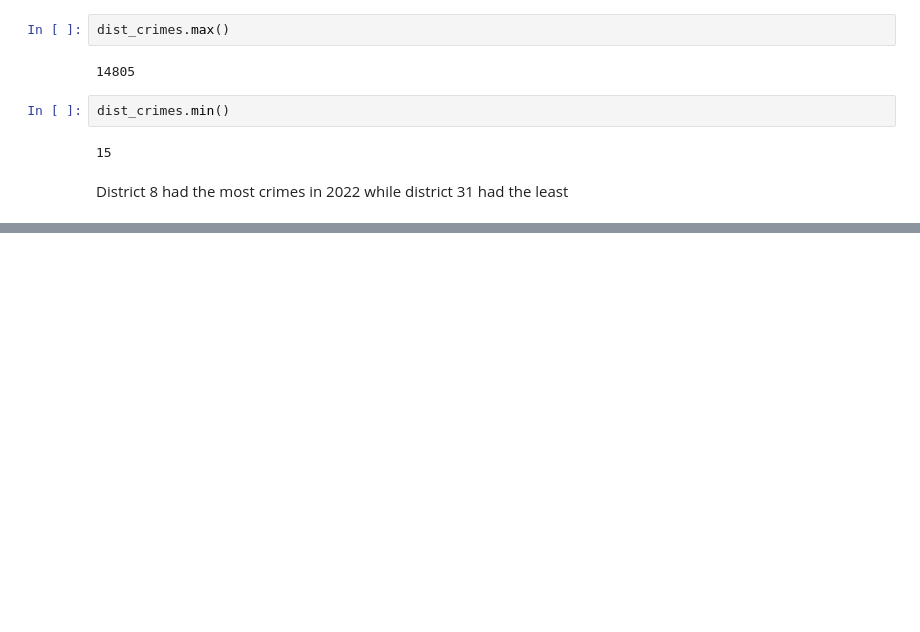
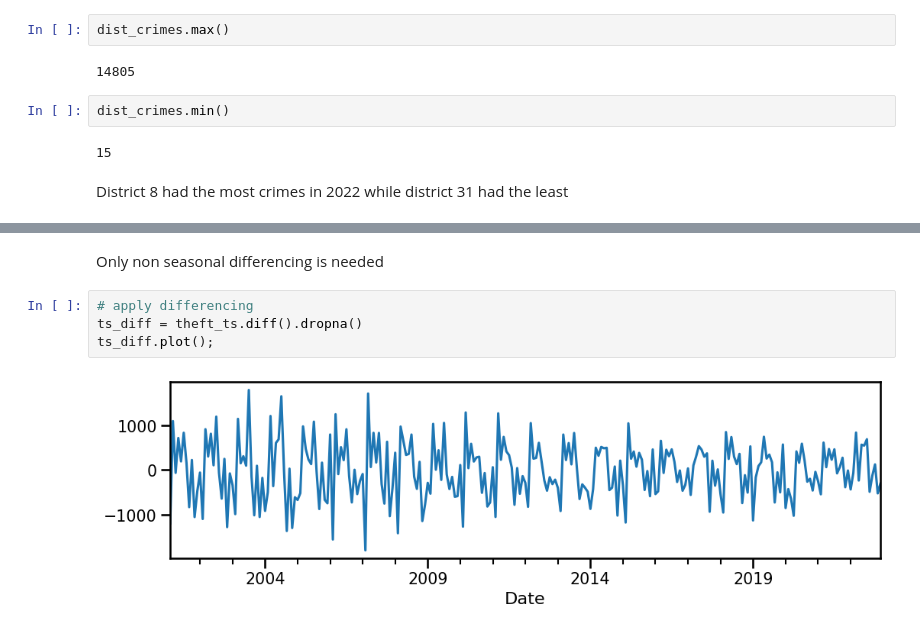
Before and after one commit to lkivumbi/Project-3, a Jupyter notebook: Project_3.ipynb, the cells around one changed output, grey strips where cells are left out. Saved outputs shown, nothing was run; the diff lists cells and outputs as text; blank space fills up the shorter version.

```diff
--- a/Project_3.ipynb
+++ b/Project_3.ipynb
@@ -608,0 +867,8 @@ District 8 had the most crimes in 2022 while district 31 had the least
+# %% [markdown]
+Only non seasonal differencing is needed
+# %%
+# apply differencing
+ts_diff = theft_ts.diff().dropna()
+ts_diff.plot();
+# %% [output]
+[figure, added]
```
Also changed, not shown: parts of 84 cells of this notebook.
